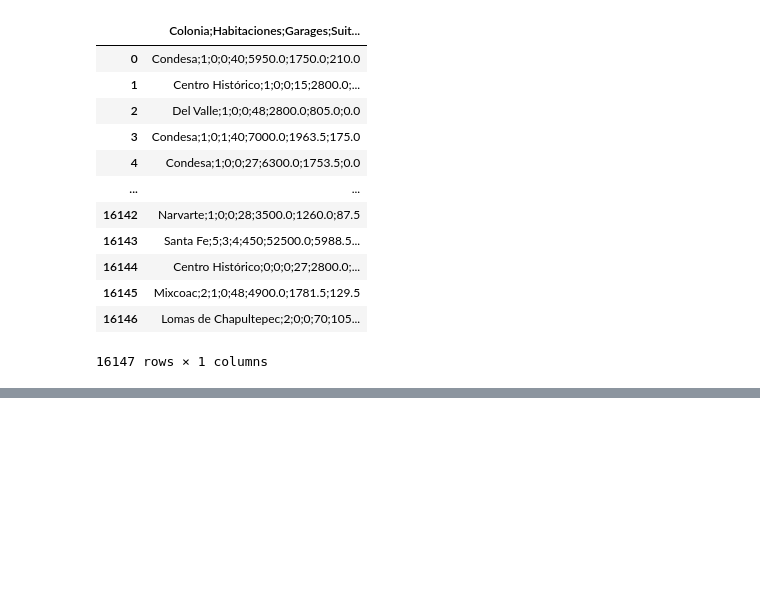
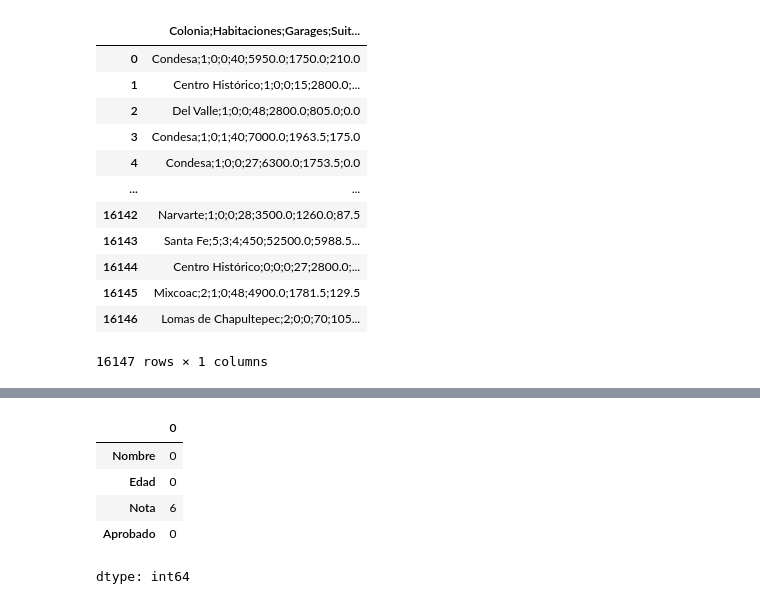
Before and after one commit to Maucho6340/pandas, a Jupyter notebook: inmuebles_cmdx.ipynb, the cells around one changed output, grey strips where cells are left out. Drawn from its saved outputs; the diff is of its cells as text; code cells hidden in the pictures; blank space fills up the shorter version.

```diff
--- a/inmuebles_cmdx.ipynb
+++ b/inmuebles_cmdx.ipynb
@@ -771,0 +815,9 @@ df.to_csv('/content/drive/MyDrive/inmuebles_ml_filtro_2.csv', index=False, sep='
+# %%
+datos.isnull().sum()
+# %% [output]
+|  | 0 |
+| Nombre | 0 |
+| Edad | 0 |
+| Nota | 6 |
+| Aprobado | 0 |
+dtype: int64
```
Also changed, not shown: parts of 14 cells of this notebook.
